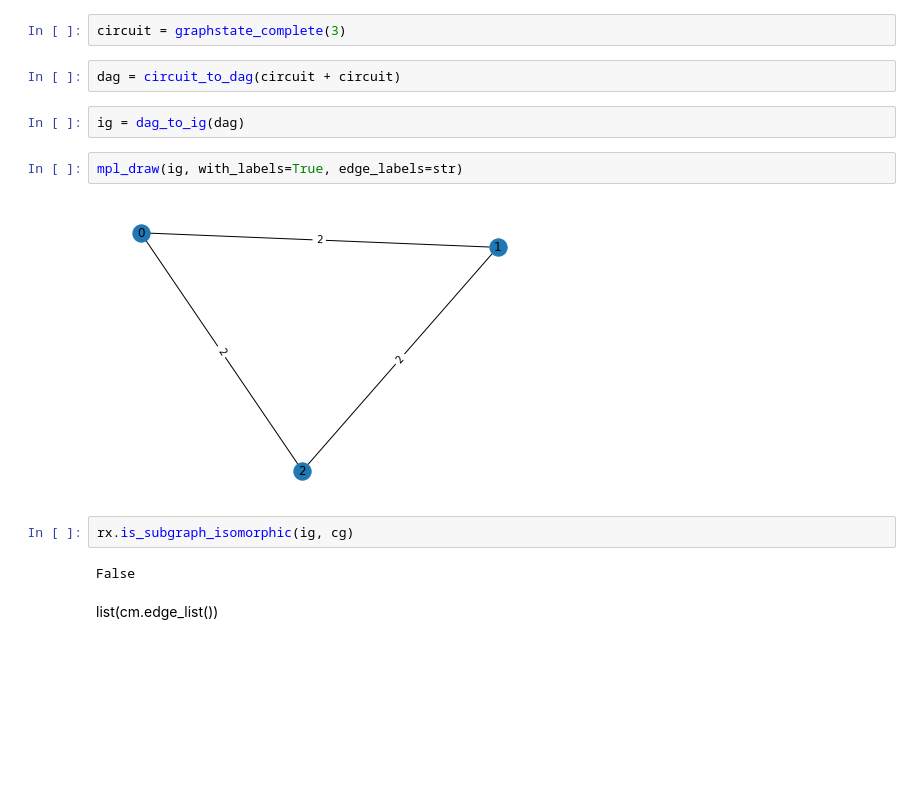
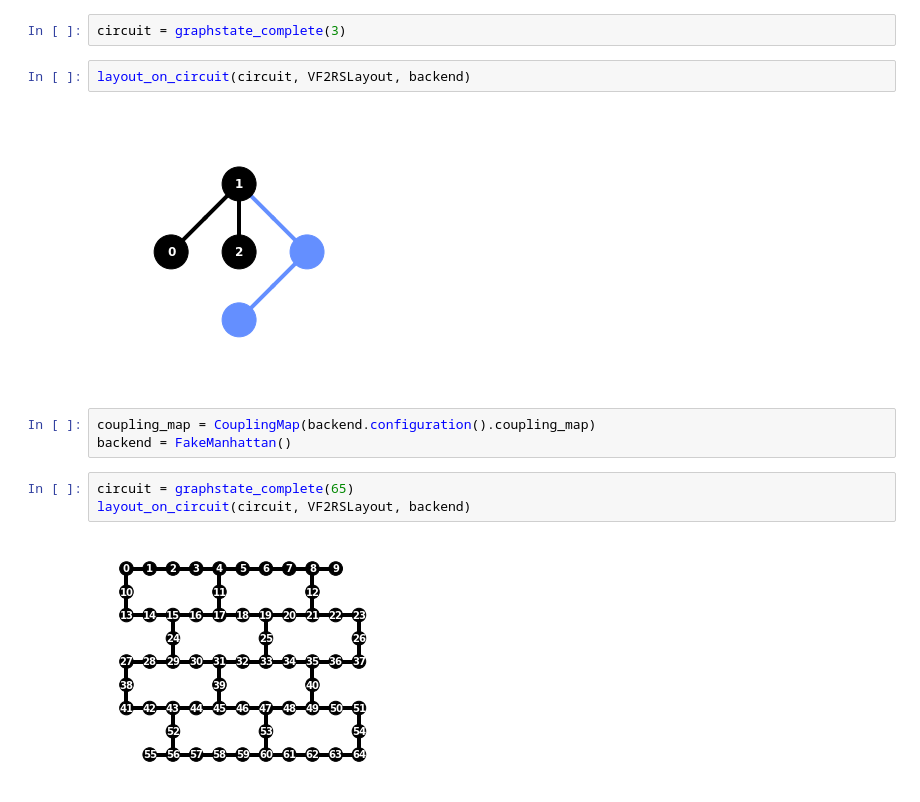
Before and after one commit to czachow/qiskit-terra, a Jupyter notebook: research/exp_shrink_cm.ipynb, the cells around one changed output. Drawn from its saved outputs; the diff is of its cells as text; blank space fills up the shorter version.

```diff
--- a/research/exp_shrink_cm.ipynb
+++ b/research/exp_shrink_cm.ipynb
@@ -87,16 +45,14 @@ def dag_to_ig(dag):
 # %%
 circuit = graphstate_complete(3)
-# %%
-dag = circuit_to_dag(circuit + circuit)
-# %%
-ig = dag_to_ig(dag)
-# %%
-mpl_draw(ig, with_labels=True, edge_labels=str)
-# %% [output]
-[figure, removed]
-# %%
-rx.is_subgraph_isomorphic(ig, cg)
-# %% [output]
-False
-# %% [markdown]
-list(cm.edge_list())
+# %%
+layout_on_circuit(circuit, VF2RSLayout, backend)
+# %% [output]
+[figure, added]
+# %%
+coupling_map = CouplingMap(backend.configuration().coupling_map)
+backend = FakeManhattan()
+# %%
+circuit = graphstate_complete(65)
+layout_on_circuit(circuit, VF2RSLayout, backend)
+# %% [output]
+[figure, added]
```
Also changed, not shown: parts of 12 cells of this notebook, 3 other files.
